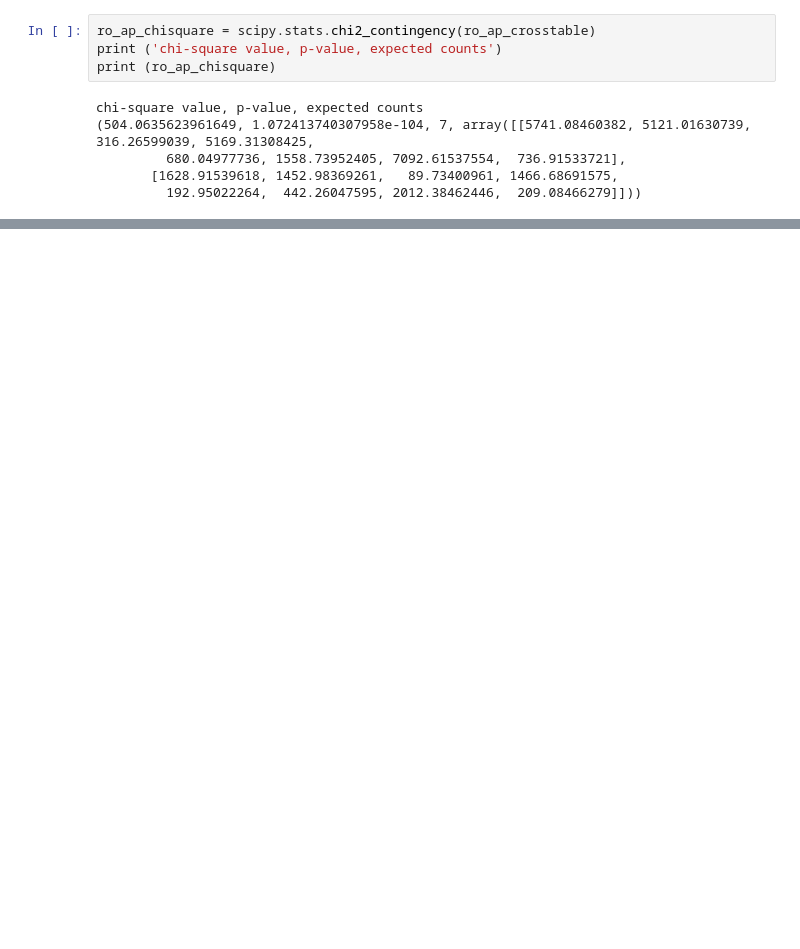
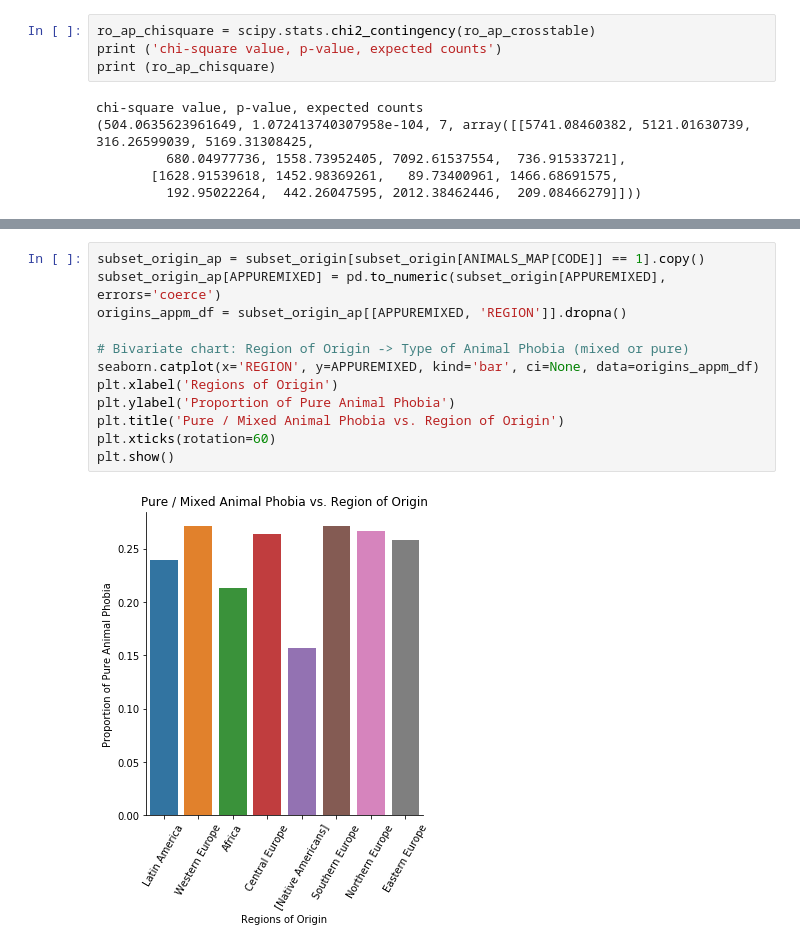
Before and after one commit to ansakoy/dai, a Jupyter notebook: dai2_dat/assignment2.ipynb, the cells around one changed output, grey strips where cells are left out. Drawn from its saved outputs; the diff is of its cells as text; blank space fills up the shorter version.

```diff
--- a/dai2_dat/assignment2.ipynb
+++ b/dai2_dat/assignment2.ipynb
@@ -173,0 +232,14 @@ After the detailed relationship between
+# %%
+subset_origin_ap = subset_origin[subset_origin[ANIMALS_MAP[CODE]] == 1].copy()
+subset_origin_ap[APPUREMIXED] = pd.to_numeric(subset_origin[APPUREMIXED], errors='coerce')
+origins_appm_df = subset_origin_ap[[APPUREMIXED, 'REGION']].dropna()
+
+# Bivariate chart: Region of Origin -> Type of Animal Phobia (mixed or pure)
+seaborn.catplot(x='REGION', y=APPUREMIXED, kind='bar', ci=None, data=origins_appm_df)
+plt.xlabel('Regions of Origin')
+plt.ylabel('Proportion of Pure Animal Phobia')
+plt.title('Pure / Mixed Animal Phobia vs. Region of Origin')
+plt.xticks(rotation=60)
+plt.show()
+# %% [output]
+[figure, added]
```
Also changed, not shown: parts of 18 cells of this notebook.
